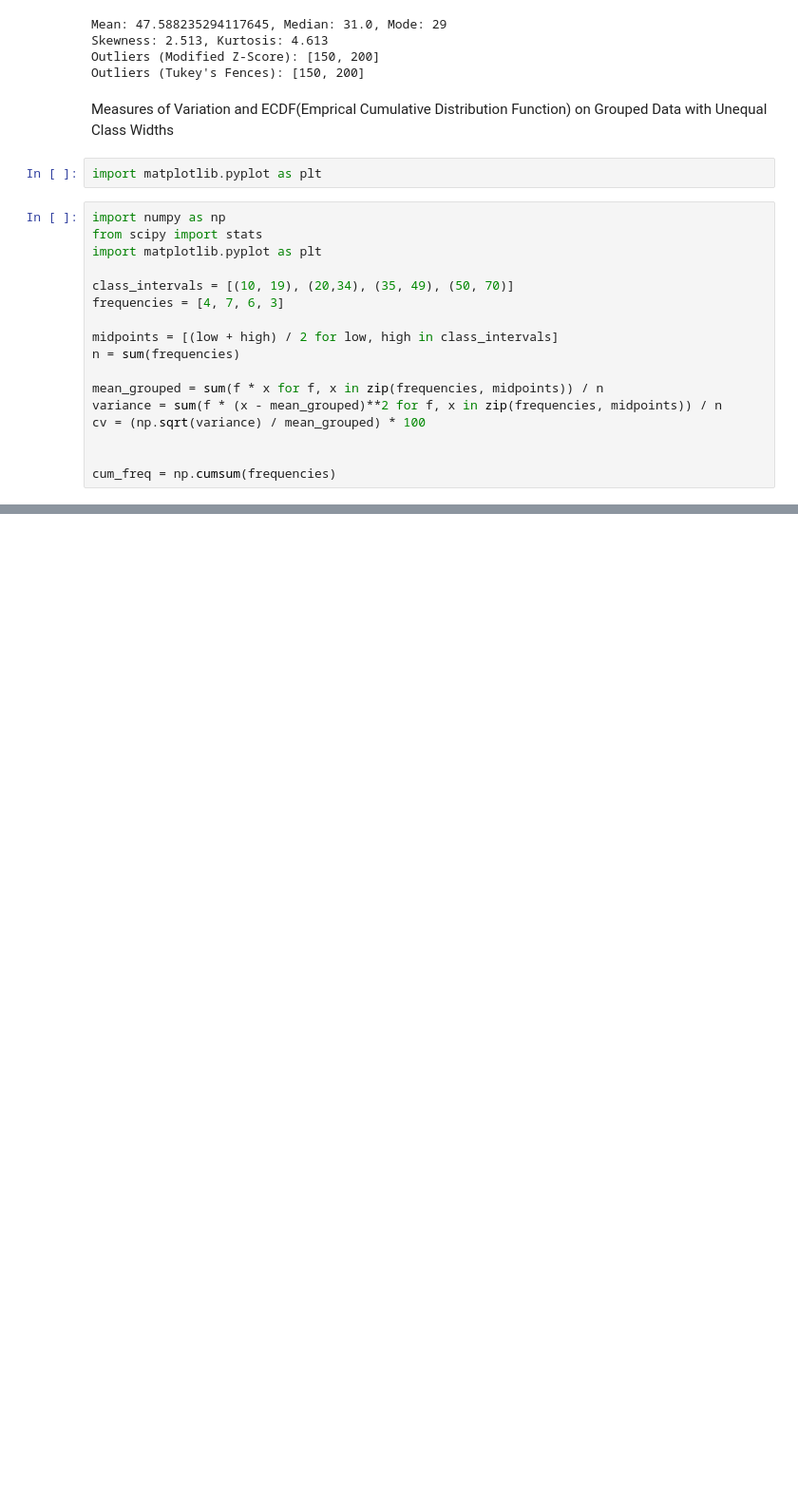
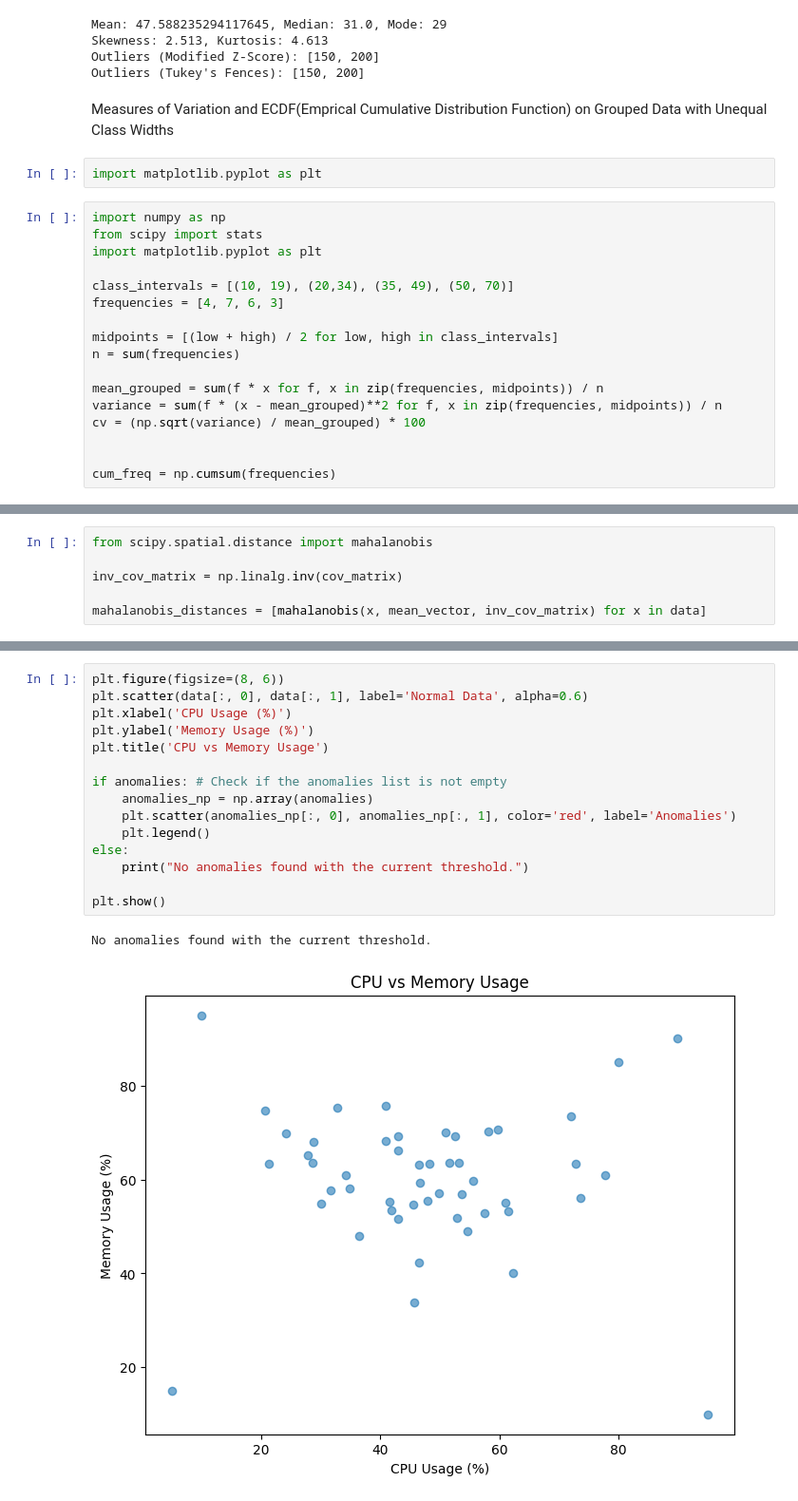
Before and after one commit to Auxilus08/DHV, a Jupyter notebook: Practical_3B.ipynb, the cells around one changed output, grey strips where cells are left out. Shown at 95% size. Drawn from its saved outputs; the diff is of its cells as text; blank space fills up the shorter version.

```diff
--- a/Practical_3B.ipynb
+++ b/Practical_3B.ipynb
@@ -87,0 +128,6 @@ plt.step(ecdf_x, ecdf_y, where = 'post')
+# %%
+from scipy.spatial.distance import mahalanobis
+
+inv_cov_matrix = np.linalg.inv(cov_matrix)
+
+mahalanobis_distances = [mahalanobis(x, mean_vector, inv_cov_matrix) for x in data]
@@ -87,0 +144,18 @@ plt.step(ecdf_x, ecdf_y, where = 'post')
+# %%
+plt.figure(figsize=(8, 6))
+plt.scatter(data[:, 0], data[:, 1], label='Normal Data', alpha=0.6)
+plt.xlabel('CPU Usage (%)')
+plt.ylabel('Memory Usage (%)')
+plt.title('CPU vs Memory Usage')
+
+if anomalies: # Check if the anomalies list is not empty
+    anomalies_np = np.array(anomalies)
+    plt.scatter(anomalies_np[:, 0], anomalies_np[:, 1], color='red', label='Anomalies')
+    plt.legend()
+else:
+    print("No anomalies found with the current threshold.")
+
+plt.show()
+# %% [output]
+No anomalies found with the current threshold.
+[figure, added]
```
Also changed, not shown: parts of 7 cells of this notebook.
